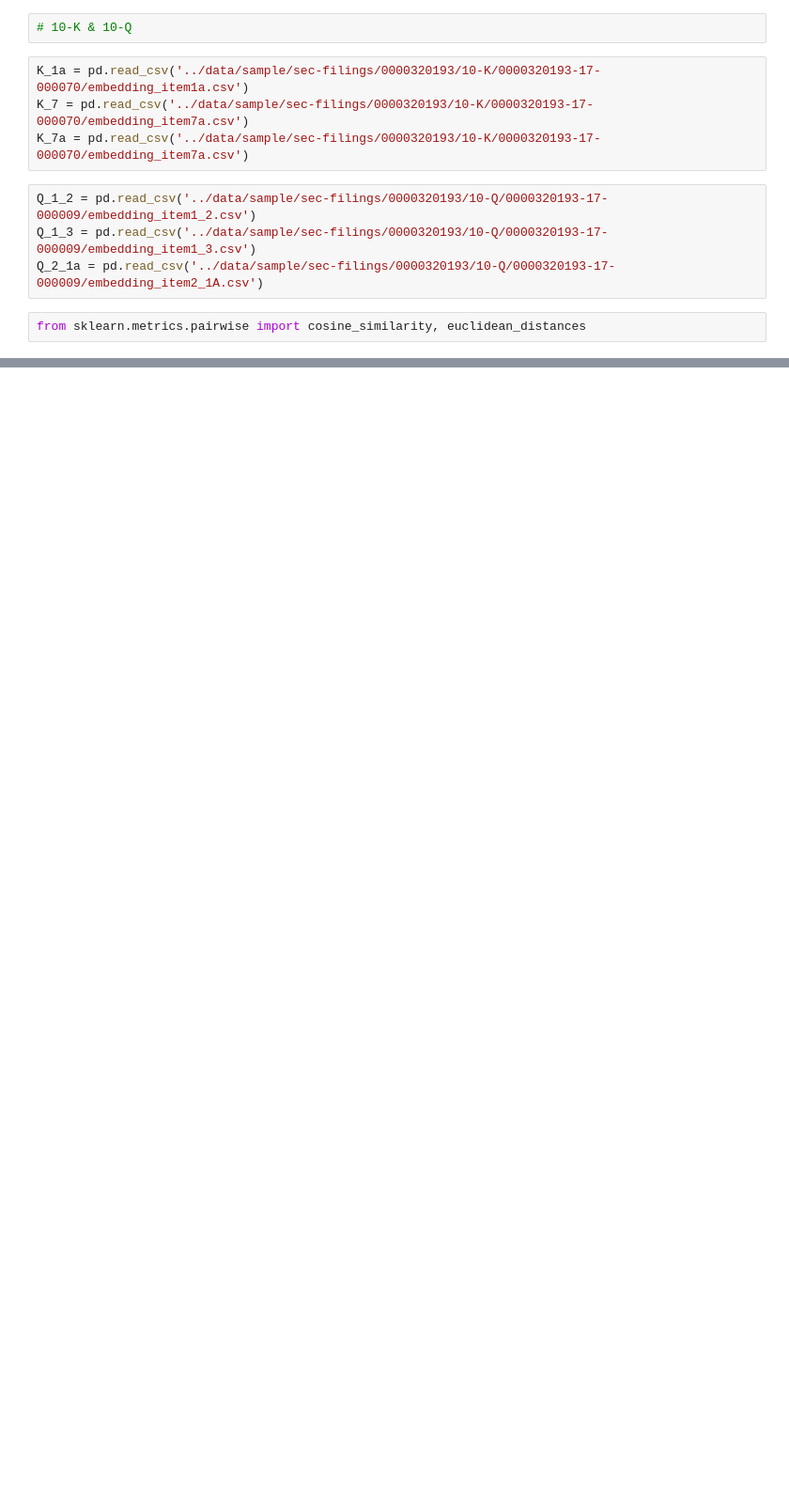
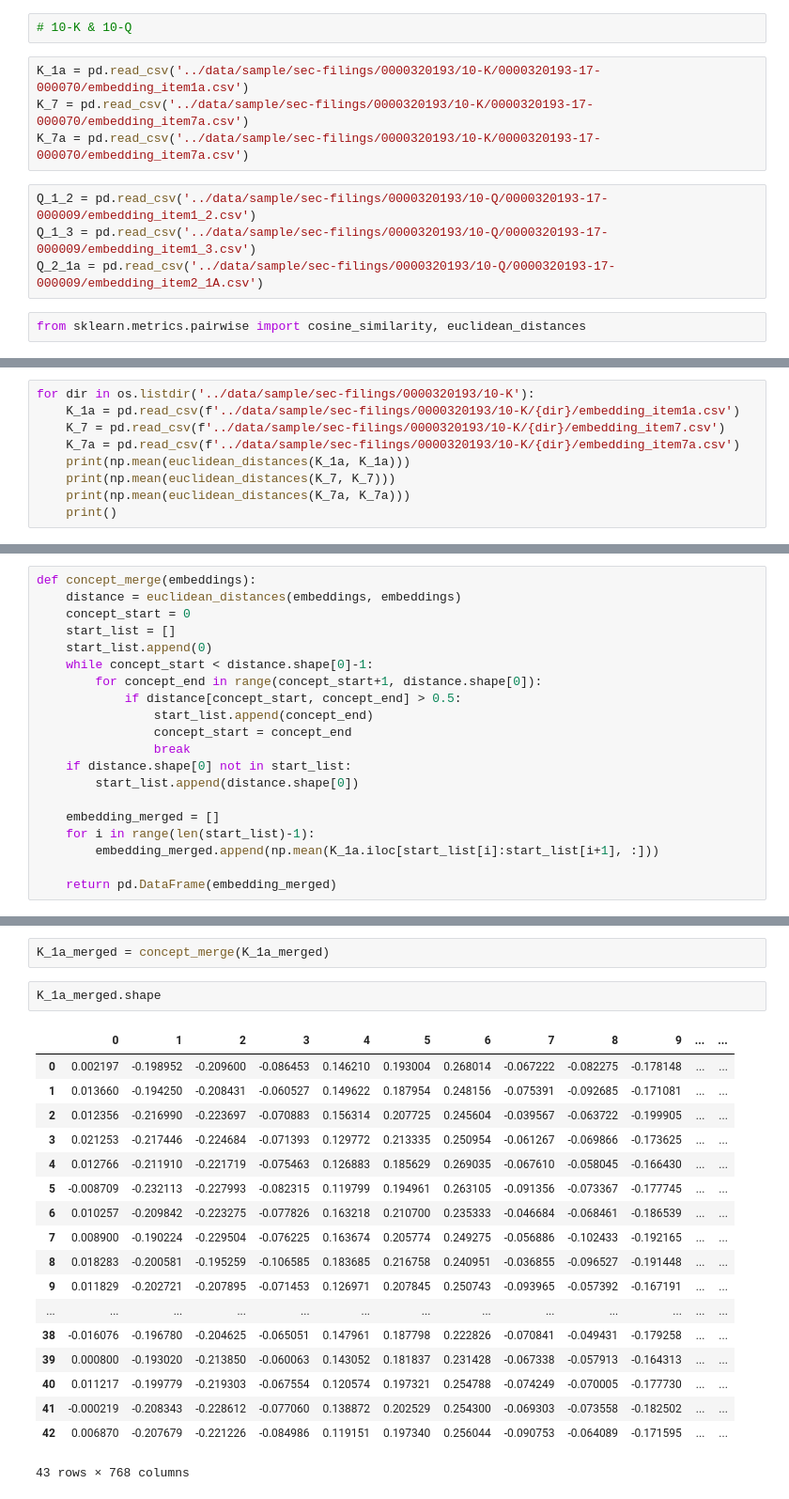
Before and after one commit to GeminiLn/Cross_Document, a Jupyter notebook: notebooks/3.0-concept-construct.ipynb, the cells around one changed output, grey strips where cells are left out. Shown: that part at 94% size. Saved outputs shown, nothing was run; the diff lists cells and outputs as text; blank space fills up the shorter version.

Commit message:
concept

```diff
--- a/notebooks/3.0-concept-construct.ipynb
+++ b/notebooks/3.0-concept-construct.ipynb
@@ -36,0 +26,9 @@ for i in range(K_1a.shape[0]-1):
+# %%
+for dir in os.listdir('../data/sample/sec-filings/0000320193/10-K'):
+    K_1a = pd.read_csv(f'../data/sample/sec-filings/0000320193/10-K/{dir}/embedding_item1a.csv')
+    K_7 = pd.read_csv(f'../data/sample/sec-filings/0000320193/10-K/{dir}/embedding_item7.csv')
+    K_7a = pd.read_csv(f'../data/sample/sec-filings/0000320193/10-K/{dir}/embedding_item7a.csv')
+    print(np.mean(euclidean_distances(K_1a, K_1a)))
+    print(np.mean(euclidean_distances(K_7, K_7)))
+    print(np.mean(euclidean_distances(K_7a, K_7a)))
+    print()
@@ -36,0 +82,20 @@ for i in range(K_1a.shape[0]-1):
+# %%
+def concept_merge(embeddings):
+    distance = euclidean_distances(embeddings, embeddings)
+    concept_start = 0
+    start_list = []
+    start_list.append(0)
+    while concept_start < distance.shape[0]-1:
+        for concept_end in range(concept_start+1, distance.shape[0]):
+            if distance[concept_start, concept_end] > 0.5:
+                start_list.append(concept_end)
+                concept_start = concept_end
+                break
+    if distance.shape[0] not in start_list:
+        start_list.append(distance.shape[0])
+
+    embedding_merged = []
+    for i in range(len(start_list)-1):
+        embedding_merged.append(np.mean(K_1a.iloc[start_list[i]:start_list[i+1], :]))
+
+    return pd.DataFrame(embedding_merged)
@@ -36,0 +109,23 @@ for i in range(K_1a.shape[0]-1):
+# %%
+K_1a_merged = concept_merge(K_1a_merged)
+# %%
+K_1a_merged.shape
+# %% [output]
+|  | 0 | 1 | 2 | 3 | 4 | 5 | 6 | 7 | 8 | 9 | ... | ... |
+| 0 | 0.002197 | -0.198952 | -0.209600 | -0.086453 | 0.146210 | 0.193004 | 0.268014 | -0.067222 | -0.082275 | -0.178148 | ... | ... |
+| 1 | 0.013660 | -0.194250 | -0.208431 | -0.060527 | 0.149622 | 0.187954 | 0.248156 | -0.075391 | -0.092685 | -0.171081 | ... | ... |
+| 2 | 0.012356 | -0.216990 | -0.223697 | -0.070883 | 0.156314 | 0.207725 | 0.245604 | -0.039567 | -0.063722 | -0.199905 | ... | ... |
+| 3 | 0.021253 | -0.217446 | -0.224684 | -0.071393 | 0.129772 | 0.213335 | 0.250954 | -0.061267 | -0.069866 | -0.173625 | ... | ... |
+| 4 | 0.012766 | -0.211910 | -0.221719 | -0.075463 | 0.126883 | 0.185629 | 0.269035 | -0.067610 | -0.058045 | -0.166430 | ... | ... |
+| 5 | -0.008709 | -0.232113 | -0.227993 | -0.082315 | 0.119799 | 0.194961 | 0.263105 | -0.091356 | -0.073367 | -0.177745 | ... | ... |
+| 6 | 0.010257 | -0.209842 | -0.223275 | -0.077826 | 0.163218 | 0.210700 | 0.235333 | -0.046684 | -0.068461 | -0.186539 | ... | ... |
+| 7 | 0.008900 | -0.190224 | -0.229504 | -0.076225 | 0.163674 | 0.205774 | 0.249275 | -0.056886 | -0.102433 | -0.192165 | ... | ... |
+| 8 | 0.018283 | -0.200581 | -0.195259 | -0.106585 | 0.183685 | 0.216758 | 0.240951 | -0.036855 | -0.096527 | -0.191448 | ... | ... |
+| 9 | 0.011829 | -0.202721 | -0.207895 | -0.071453 | 0.126971 | 0.207845 | 0.250743 | -0.093965 | -0.057392 | -0.167191 | ... | ... |
+| ... | ... | ... | ... | ... | ... | ... | ... | ... | ... | ... | ... | ... |
+| 38 | -0.016076 | -0.196780 | -0.204625 | -0.065051 | 0.147961 | 0.187798 | 0.222826 | -0.070841 | -0.049431 | -0.179258 | ... | ... |
+| 39 | 0.000800 | -0.193020 | -0.213850 | -0.060063 | 0.143052 | 0.181837 | 0.231428 | -0.067338 | -0.057913 | -0.164313 | ... | ... |
+| 40 | 0.011217 | -0.199779 | -0.219303 | -0.067554 | 0.120574 | 0.197321 | 0.254788 | -0.074249 | -0.070005 | -0.177730 | ... | ... |
+| 41 | -0.000219 | -0.208343 | -0.228612 | -0.077060 | 0.138872 | 0.202529 | 0.254300 | -0.069303 | -0.073558 | -0.182502 | ... | ... |
+| 42 | 0.006870 | -0.207679 | -0.221226 | -0.084986 | 0.119151 | 0.197340 | 0.256044 | -0.090753 | -0.064089 | -0.171595 | ... | ... |
+43 rows × 768 columns
```
Also changed, not shown: parts of 8 cells of this notebook.
